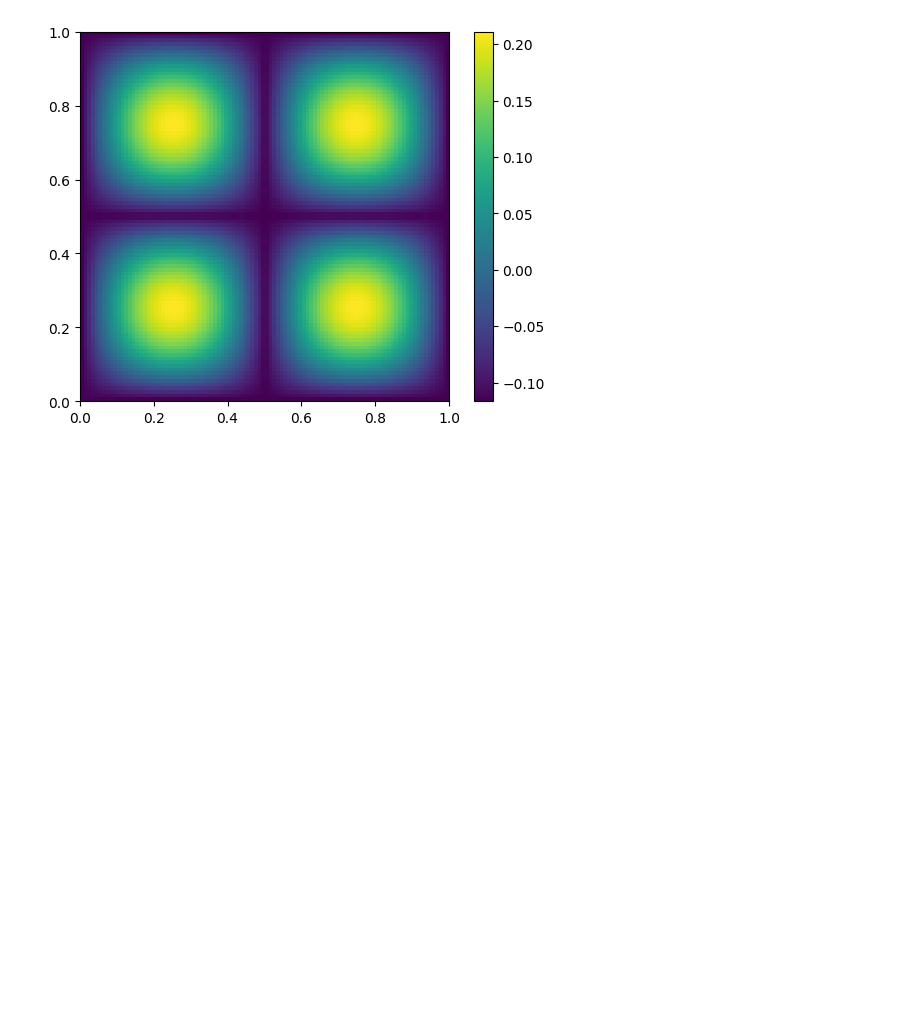
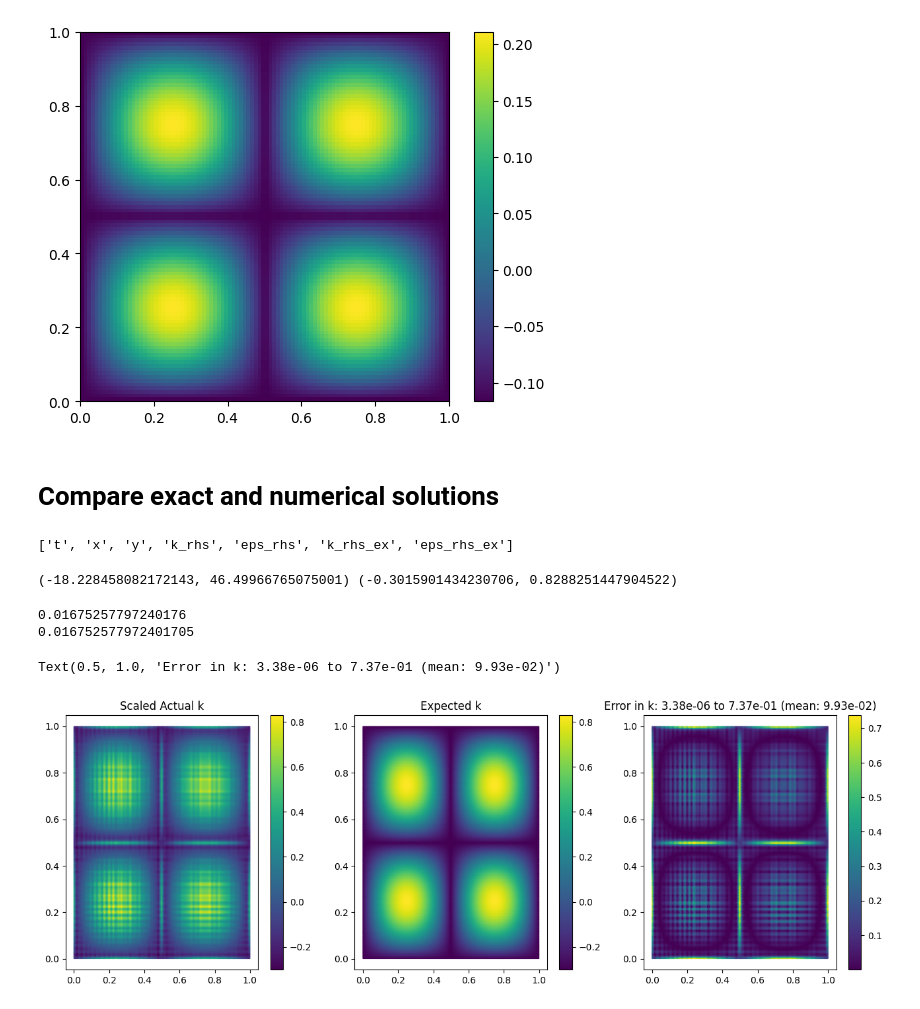
Before and after one commit to Prajwal-Prathiksh/ddp-thesis, a Jupyter notebook: code/test_k_eps_eqns.ipynb, the cells around one changed output. Cells and saved outputs as stored; diff of their text form; code cells hidden in the pictures; blank space fills up the shorter version.

Commit message:
Test pp

```diff
--- a/code/test_k_eps_eqns.ipynb
+++ b/code/test_k_eps_eqns.ipynb
@@ -142,3 +155,55 @@ plt.colorbar()
 # %% [output]
 <matplotlib.colorbar.Colorbar at 0x...>
 [figure]
+# %% [markdown]
+# Compare exact and numerical solutions
+# %%
+# Read .npz file
+data = np.load('D:\\IIT Bombay - Miscellaneous\\Winter Project\\ddp-thesis\\test_k_eps_output\\results.npz')
+data.files
+# %% [output]
+['t', 'x', 'y', 'k_rhs', 'eps_rhs', 'k_rhs_ex', 'eps_rhs_ex']
+# %%
+def get_limits(x):
+    lims = (np.min(x), np.max(x))
+    return lims
+
+t, x, y = float(data['t']), data['x'], data['y']
+k_rhs, eps_rhs = data['k_rhs'], data['eps_rhs']
+k_rhs_ex, eps_rhs_ex = data['k_rhs_ex'], data['eps_rhs_ex']
+# %%
+k_lim, eps_lim = get_limits(k_rhs), get_limits(eps_rhs)
+k_lim_ex, eps_lim_ex = get_limits(k_rhs_ex), get_limits(eps_rhs_ex)
+print(k_lim, k_lim_ex)
+# %% [output]
+(-18.228458082172143, 46.49966765075001) (-0.3015901434230706, 0.8288251447904522)
+# %%
+def get_coeffs(ol, nl):
+    a = (ol[1] - ol[0])/(nl[1] - nl[0])
+    b = ol[0] - a*nl[0]
+    return a, b
+# %%
+k_a, k_b = get_coeffs(k_lim_ex, k_lim)
+k_scld = k_a*k_rhs + k_b
+k_err = np.abs(k_scld - k_rhs_ex)
+
+plt.figure(figsize=(16, 5))
+plt.subplot(131)
+plt.scatter(x, y, c=k_scld, s=1)
+plt.colorbar()
+plt.title('Scaled Actual k')
+plt.subplot(132)
+plt.scatter(x, y, c=k_rhs_ex, s=1)
+plt.colorbar()
+plt.title('Expected k')
+plt.subplot(133)
+plt.scatter(x, y, c=k_err, s=1)
+plt.colorbar()
+msg = 'Error in k: {:.2e} to {:.2e}'.format(np.min(k_err), np.max(k_err))
+msg += f' (mean: {np.mean(k_err):.2e})'
+plt.title(msg)
+# %% [output]
+0.01675257797240176
+0.016752577972401705
+Text(0.5, 1.0, 'Error in k: 3.38e-06 to 7.37e-01 (mean: 9.93e-02)')
+[figure, added]
```
Also changed, not shown: parts of 10 cells of this notebook.
